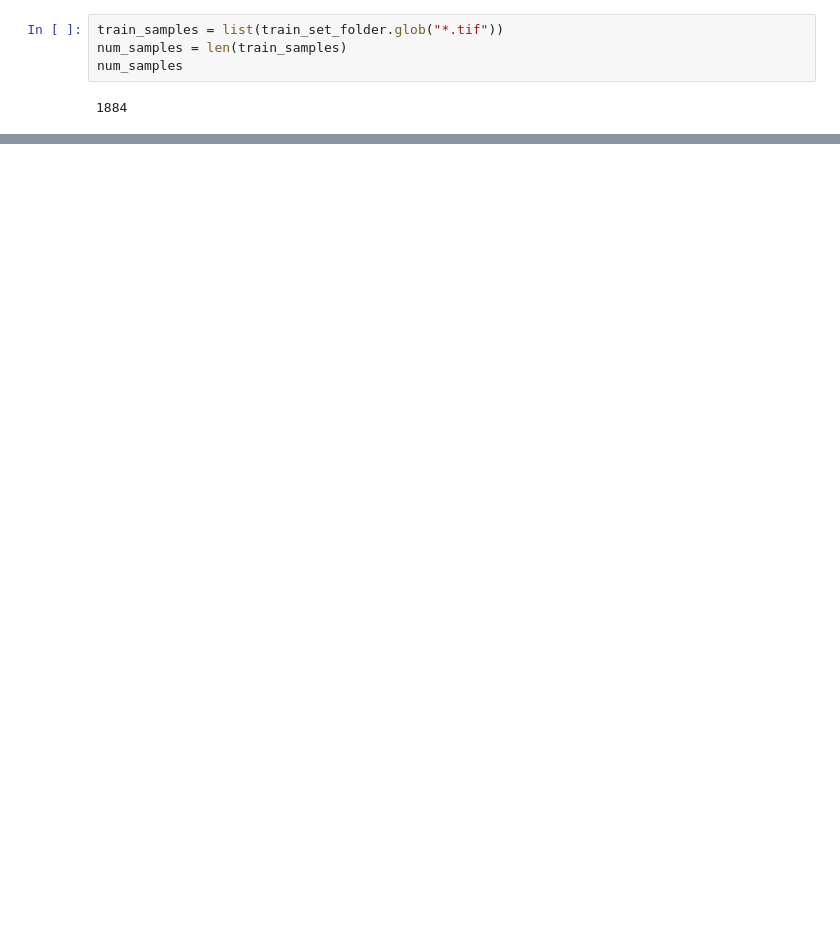
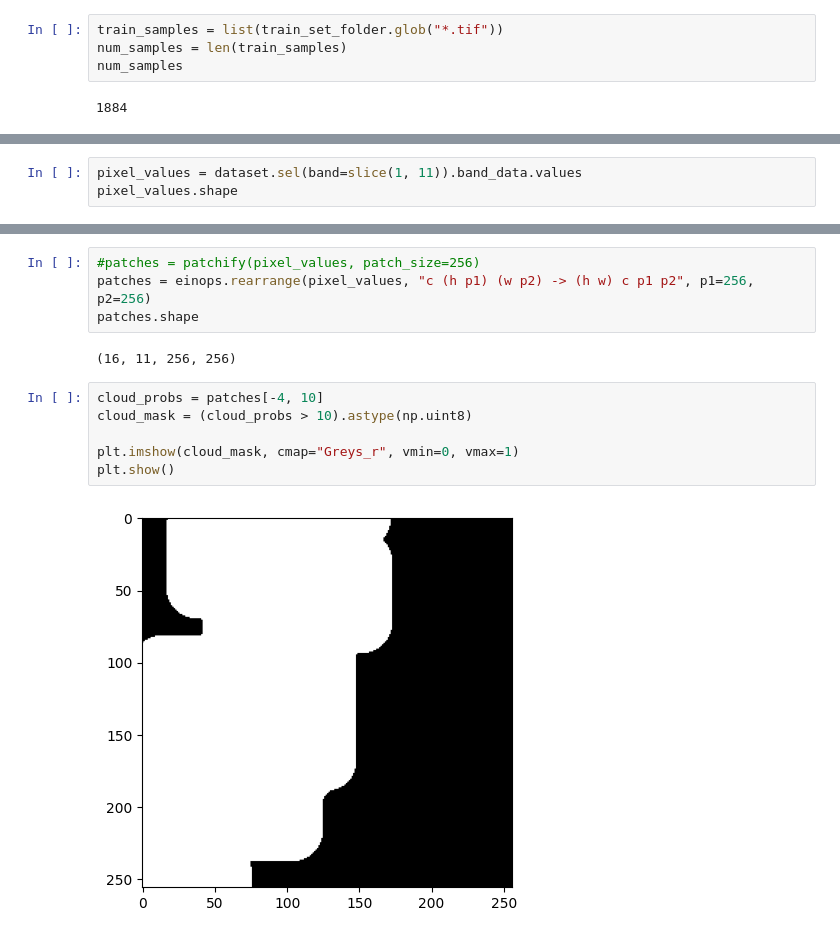
Before and after one commit to stemauro/bip-course, a Jupyter notebook: notebooks/playground.ipynb, the cells around one changed output, grey strips where cells are left out. Cells and saved outputs as stored; diff of their text form; blank space fills up the shorter version.

Commit message:
Improve data filtering

```diff
--- a/notebooks/playground.ipynb
+++ b/notebooks/playground.ipynb
@@ -78,2 +106,5 @@ print(f"Number of 256 x 256 clear-sky patches: {int((num_samples - cloudy_sample
 # %% [output]
 Number of 256 x 256 clear-sky patches: 14576
+# %%
+pixel_values = dataset.sel(band=slice(1, 11)).band_data.values
+pixel_values.shape
@@ -79,0 +125,14 @@ Number of 256 x 256 clear-sky patches: 14576
+# %%
+#patches = patchify(pixel_values, patch_size=256)
+patches = einops.rearrange(pixel_values, "c (h p1) (w p2) -> (h w) c p1 p2", p1=256, p2=256)
+patches.shape
+# %% [output]
+(16, 11, 256, 256)
+# %%
+cloud_probs = patches[-4, 10]
+cloud_mask = (cloud_probs > 10).astype(np.uint8)
+
+plt.imshow(cloud_mask, cmap="Greys_r", vmin=0, vmax=1)
+plt.show()
+# %% [output]
+[figure, added]
```
Also changed, not shown: parts of 17 cells of this notebook.
